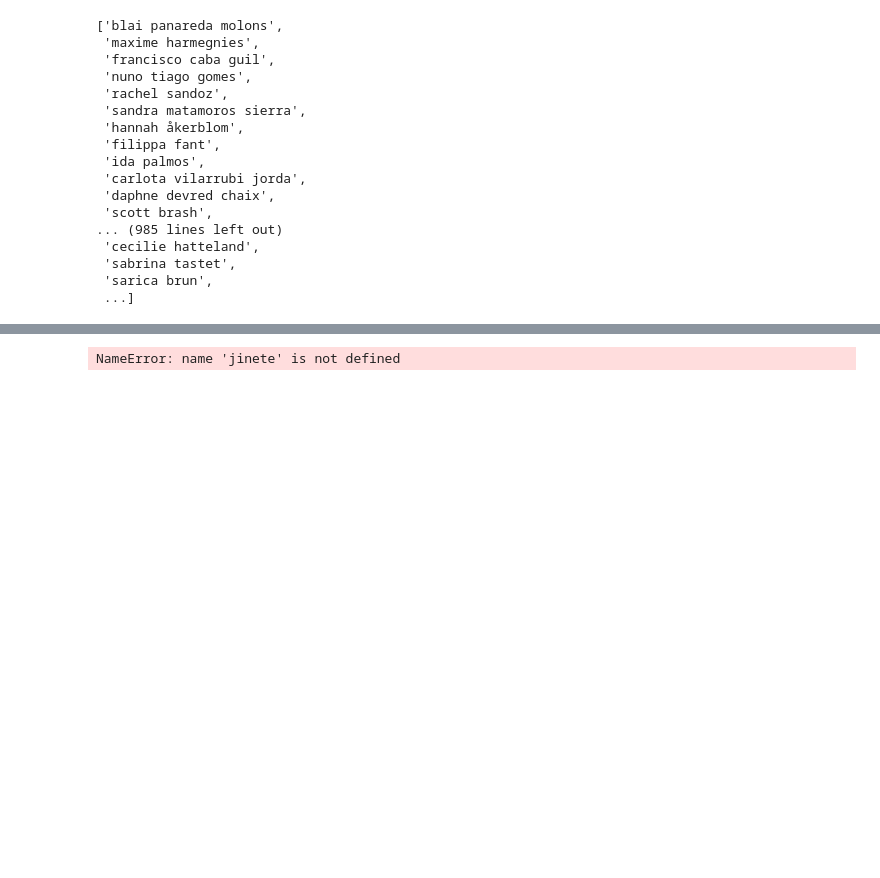
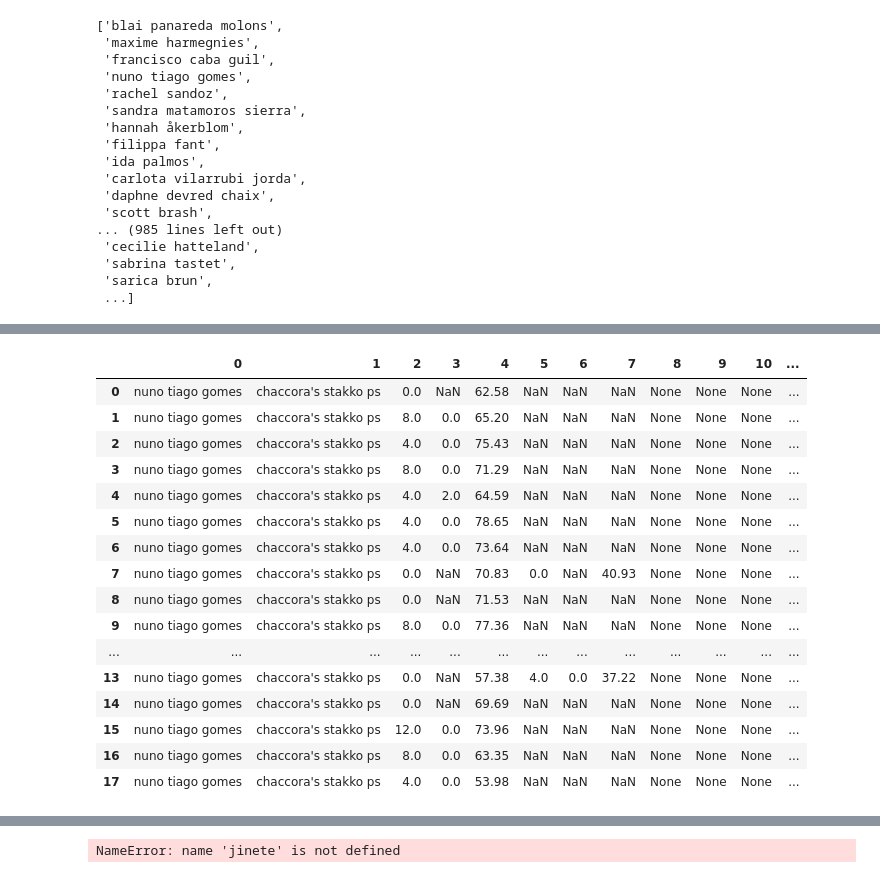
Before and after one commit to Gabijc/Proyecto_final_hipica, a Jupyter notebook: Notebooks/EDA.ipynb, the cells around one changed output, grey strips where cells are left out. Drawn from its saved outputs; the diff is of its cells as text; code cells hidden in the pictures; blank space fills up the shorter version.

```diff
--- a/Notebooks/EDA.ipynb
+++ b/Notebooks/EDA.ipynb
@@ -114,0 +118,53 @@ conn.rollback()
+# %%
+caballo_seleccionado = "chaccora's stakko ps"
+if "'" in caballo_seleccionado:
+    caballo_seleccionado = caballo_seleccionado.replace("'", "''")
+
+
+query_prueba = f"""
+            SELECT
+                j.nombre_jinete,
+                c.nombre_caballo,
+                rs.puntos_obs_r1,
+                rs.puntos_tmp_r1,
+                rs.tiempo_r1,
+                rs.puntos_obs_r2,
+                rs.puntos_tmp_r2,
+                rs.tiempo_r2,
+                rs.puntos_obs_r3,
+                rs.puntos_tmp_r3,
+                rs.tiempo_r3,
+                p.nombre_prueba,
+                co.nombre_concurso,
+                r.estado,
+                p.fecha_prueba,
+                r.puesto,
+                co.fecha_inicio_concurso,
+                co.fecha_fin_concurso
+            FROM resultados r
+                JOIN caballos c ON r.id_caballo = c.id_caballo
+                JOIN jinetes j ON r.id_jinete = j.id_jinete
+                JOIN resultados_salto rs ON r.id_resultado = rs.id_resultado
+                JOIN pruebas p ON r.id_prueba = p.id_prueba
+                JOIN concursos co ON r.id_concurso = co.id_concurso
+            WHERE j.nombre_jinete = 'nuno tiago gomes' AND c.nombre_caballo = '{caballo_seleccionado}';
+    """
+pd.DataFrame(ejecutor_querys(cur, query_prueba))
+# %% [output]
+|  | 0 | 1 | 2 | 3 | 4 | 5 | 6 | 7 | 8 | 9 | 10 | ... |
+| 0 | nuno tiago gomes | chaccora's stakko ps | 0.0 | NaN | 62.58 | NaN | NaN | NaN | None | None | None | ... |
+| 1 | nuno tiago gomes | chaccora's stakko ps | 8.0 | 0.0 | 65.20 | NaN | NaN | NaN | None | None | None | ... |
+| 2 | nuno tiago gomes | chaccora's stakko ps | 4.0 | 0.0 | 75.43 | NaN | NaN | NaN | None | None | None | ... |
+| 3 | nuno tiago gomes | chaccora's stakko ps | 8.0 | 0.0 | 71.29 | NaN | NaN | NaN | None | None | None | ... |
+| 4 | nuno tiago gomes | chaccora's stakko ps | 4.0 | 2.0 | 64.59 | NaN | NaN | NaN | None | None | None | ... |
+| 5 | nuno tiago gomes | chaccora's stakko ps | 4.0 | 0.0 | 78.65 | NaN | NaN | NaN | None | None | None | ... |
+| 6 | nuno tiago gomes | chaccora's stakko ps | 4.0 | 0.0 | 73.64 | NaN | NaN | NaN | None | None | None | ... |
+| 7 | nuno tiago gomes | chaccora's stakko ps | 0.0 | NaN | 70.83 | 0.0 | NaN | 40.93 | None | None | None | ... |
+| 8 | nuno tiago gomes | chaccora's stakko ps | 0.0 | NaN | 71.53 | NaN | NaN | NaN | None | None | None | ... |
+| 9 | nuno tiago gomes | chaccora's stakko ps | 8.0 | 0.0 | 77.36 | NaN | NaN | NaN | None | None | None | ... |
+| ... | ... | ... | ... | ... | ... | ... | ... | ... | ... | ... | ... | ... |
+| 13 | nuno tiago gomes | chaccora's stakko ps | 0.0 | NaN | 57.38 | 4.0 | 0.0 | 37.22 | None | None | None | ... |
+| 14 | nuno tiago gomes | chaccora's stakko ps | 0.0 | NaN | 69.69 | NaN | NaN | NaN | None | None | None | ... |
+| 15 | nuno tiago gomes | chaccora's stakko ps | 12.0 | 0.0 | 73.96 | NaN | NaN | NaN | None | None | None | ... |
+| 16 | nuno tiago gomes | chaccora's stakko ps | 8.0 | 0.0 | 63.35 | NaN | NaN | NaN | None | None | None | ... |
+| 17 | nuno tiago gomes | chaccora's stakko ps | 4.0 | 0.0 | 53.98 | NaN | NaN | NaN | None | None | None | ... |
```
Also changed, not shown: parts of 3 cells of this notebook, 1 other file.
